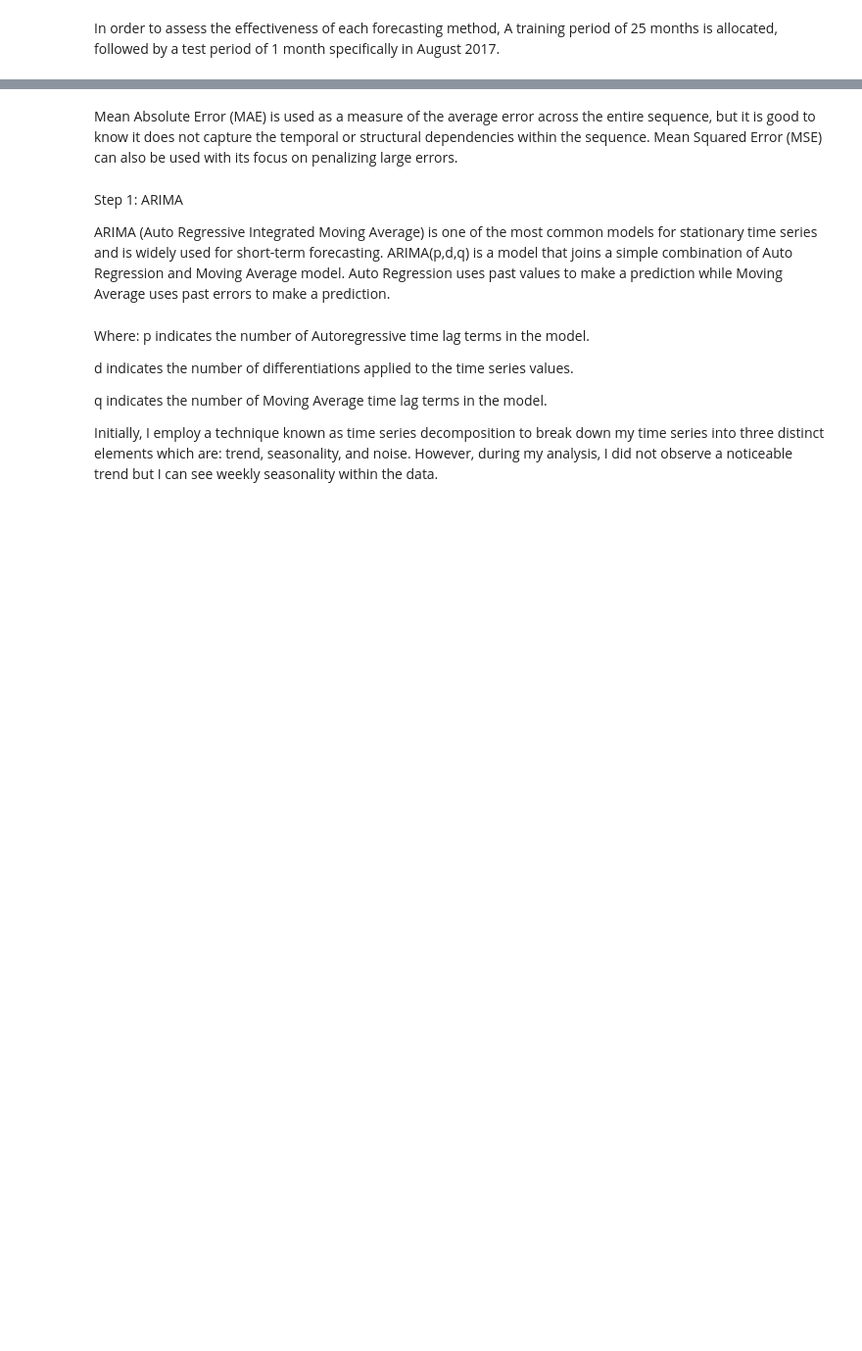
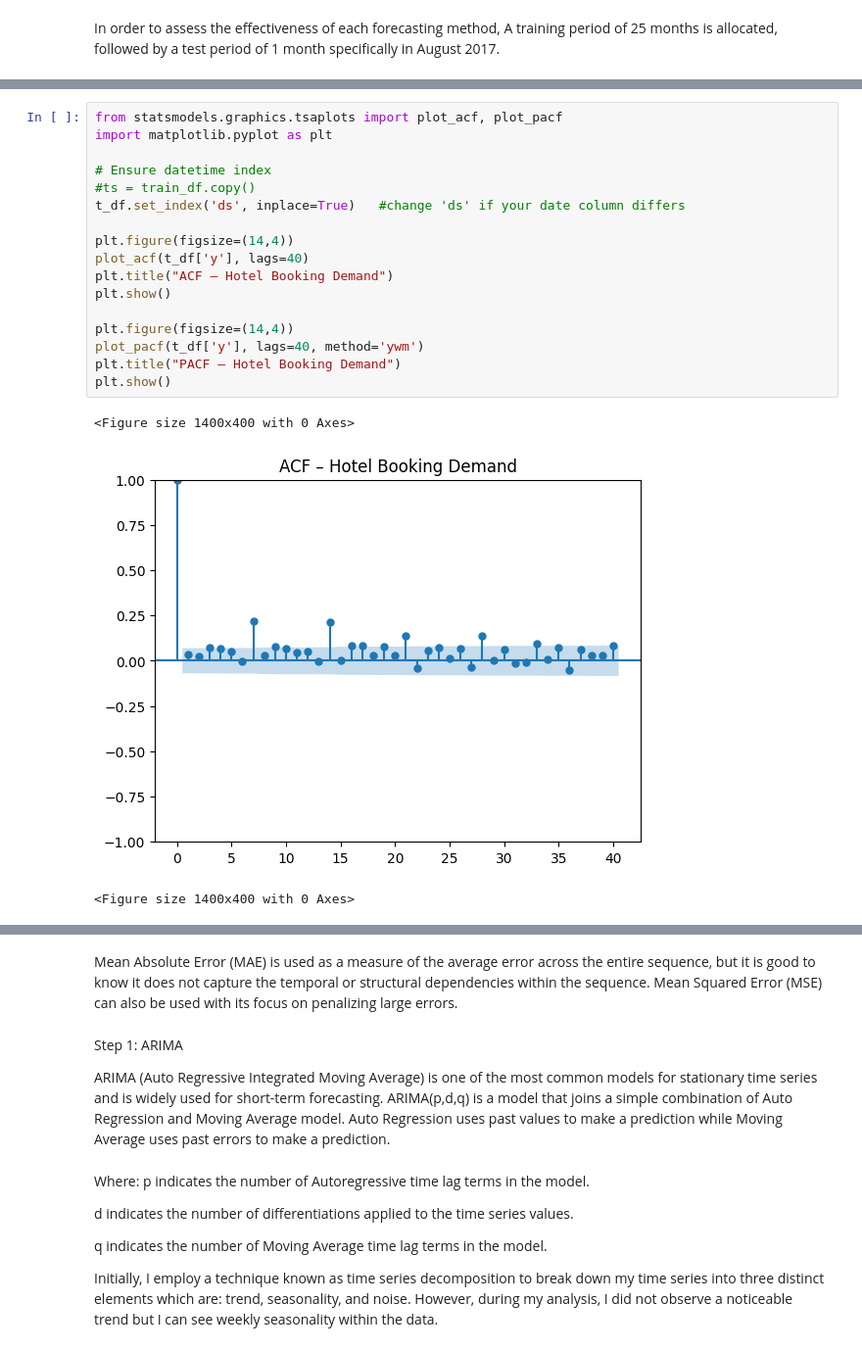
Before and after one commit to philipoladimeji/ITNPBD4-Portfolio, a Jupyter notebook: Time_Series_Analysis.ipynb, the cells around one changed output, grey strips where cells are left out. Shown at 98% size. Drawn from its saved outputs; the diff is of its cells as text; blank space fills up the shorter version.

```diff
--- a/Time_Series_Analysis.ipynb
+++ b/Time_Series_Analysis.ipynb
@@ -326,0 +334,21 @@ In order to assess the effectiveness of each forecasting method, A training peri
+# %%
+from statsmodels.graphics.tsaplots import plot_acf, plot_pacf
+import matplotlib.pyplot as plt
+
+# Ensure datetime index
+#ts = train_df.copy()
+t_df.set_index('ds', inplace=True)   #change 'ds' if your date column differs
+
+plt.figure(figsize=(14,4))
+plot_acf(t_df['y'], lags=40)
+plt.title("ACF – Hotel Booking Demand")
+plt.show()
+
+plt.figure(figsize=(14,4))
+plot_pacf(t_df['y'], lags=40, method='ywm')
+plt.title("PACF – Hotel Booking Demand")
+plt.show()
+# %% [output]
+<Figure size 1400x400 with 0 Axes>
+[figure, added]
+<Figure size 1400x400 with 0 Axes>
```
Also changed, not shown: parts of 67 cells of this notebook.
